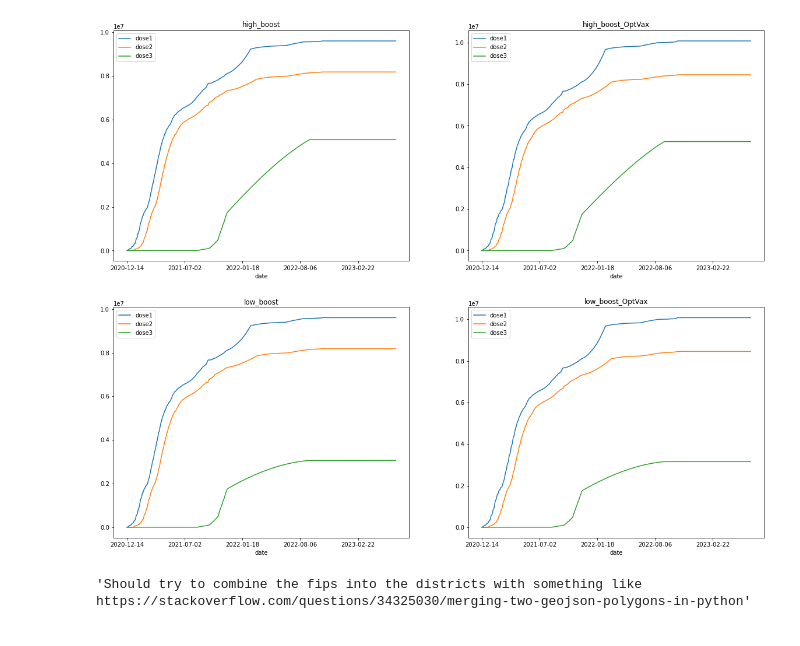
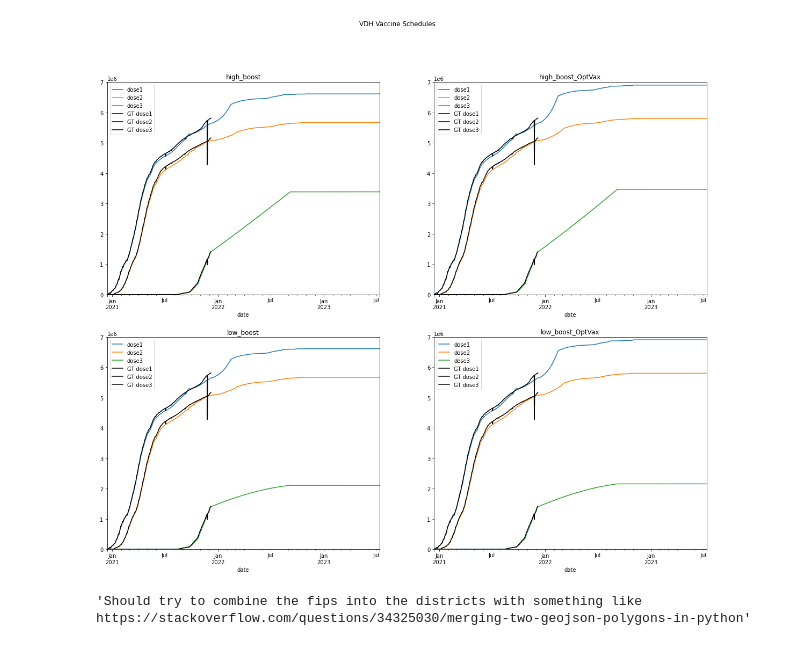
Before and after one commit to itsyosef/bionetworks, a Jupyter notebook: coevolution/notebooks/VirginiaVariants.ipynb, the cells around one changed output. Saved outputs shown, nothing was run; the diff lists cells and outputs as text; code cells hidden in the pictures.

Commit message:
Added updates to all projects

```diff
--- a/coevolution/notebooks/VirginiaVariants.ipynb
+++ b/coevolution/notebooks/VirginiaVariants.ipynb
@@ -19,0 +601,5 @@ from matplotlib import pyplot as plt
+# %%
+fips_to_pop = pd.read_csv("/project/biocomplexity/COVID-19_commons/2019-nCoV_stat-analyses/misc_data/co-est2019-alldata.csv", encoding="latin-1")
+fips_to_pop["fips"] = fips_to_pop.STATE.astype(str).str.zfill(2) + fips_to_pop.COUNTY.astype(str).str.zfill(3).replace("000", "")
+fips_to_pop = fips_to_pop.set_index("fips")["POPESTIMATE2019"].to_dict()
+fips_to_pop["US"] = 329500000
@@ -19,0 +627,22 @@ from matplotlib import pyplot as plt
+# %%
+gt = pd.read_csv(f"/sfs/qumulo/qproject/biocomplexity/COVID-19_commons/products/external_data_collection/age_data/CDC_age_vaccinations_per_100K.csv", parse_dates=["date"])
+gt = gt[gt.location == "US"].drop(columns = ["location"]).set_index("date")[["dose1", "dose2", "dose3"]] * (fips_to_pop["US"] / 100000)
+gt.columns = ["GT dose1", "GT dose2", "GT dose3"]
+
+fig, axs = plt.subplots(figsize=(20,8), ncols= 2) #, nrows=2)
+for ix, scenario in enumerate(["low_boost", "high_boost"]):
+    ax = axs[ix%2]
+    vax = pd.read_csv(f"/sfs/qumulo/qproject/biocomplexity/COVID-19_commons/products/external_data_collection/age_data/CDC_age_vaccinations_per_100K_scenario_{scenario}.csv", parse_dates=["date"])
+    vax = vax[vax.location == "US"]
+    vax = vax.set_index("date").apply(lambda row: row.drop("location") * (fips_to_pop[state_abbr_to_stfips[row.location]] / 100000), axis=1).reset_index()
+    vax = vax[["date", "dose1", "dose2", "dose3"]].set_index("date").sort_index().plot(ax=ax)
+    gt.plot(ax=ax, color="k") #, legend=[])
+#     print(vax)
+#     vax = vax.groupby("date").sum() #.drop(columns="location")
+#     vax.columns = [i.split("_")[0] for i in vax.columns]
+#     vax.groupby(vax.columns, axis=1).sum().drop(columns=["doses"]).plot(ax=ax)
+    ax.set_title(scenario)
+#     ax.set_ylim(0, 40000000)
+
+plt.suptitle("CDC Vaccine Schedules")
+plt.savefig("../plots/CDC_vax_summaries.png", dpi=100, facecolor="white", bbox_inches="tight")
@@ -20,16 +661,26 @@ from matplotlib import pyplot as plt
 # %%
 fig, axs = plt.subplots(figsize=(20,16), ncols= 2, nrows=2)
+gt = pd.read_csv(f"/sfs/qumulo/qproject/biocomplexity/COVID-19_commons/products/external_data_collection/age_data/VDH_age_vaccinations_per_100K.csv", parse_dates=["date"])
+gt = gt.set_index("date").apply(lambda row: row * (fips_to_pop[str(int(row.fips))] / 100000), axis=1).reset_index()
+
+gt = gt.groupby(["date"])[["dose1", "dose2", "dose3"]].sum()
+gt.columns = ["GT dose1", "GT dose2", "GT dose3"]
+
 for ix, scenario in enumerate(scenarios):
     ax = axs[ix//2, ix%2]
-    vax = pd.read_csv(f"/sfs/qumulo/qproject/biocomplexity/COVID-19_commons/products/external_data_collection/age_data/VDH_age_vaccinations_per_100K_scenario_{scenario}.csv")
+    vax = pd.read_csv(f"/sfs/qumulo/qproject/biocomplexity/COVID-19_commons/products/external_data_collection/age_data/VDH_age_vaccinations_per_100K_scenario_{scenario}.csv", parse_dates=["date"])
+    vax = vax.set_index("date").apply(lambda row: row * (fips_to_pop[str(int(row.fips))] / 100000), axis=1).reset_index()
     vax = vax.groupby("date").sum().drop(columns="fips")
     vax.columns = [i.split("_")[0] for i in vax.columns]
     vax.groupby(vax.columns, axis=1).sum().drop(columns=["doses"]).plot(ax=ax)
+    gt.plot(ax=ax, color="k")
     ax.set_title(scenario)
+    ax.set_ylim(0, 7000000)
 
+plt.suptitle("VDH Vaccine Schedules")
 plt.savefig("../plots/VDH_vax_summaries.png", dpi=100, facecolor="white", bbox_inches="tight")
 # %% [output]
-[figure, old version]
+[figure, new version]
 # %%
 fips_to_pop = pd.read_csv("/project/biocomplexity/COVID-19_commons/2019-nCoV_stat-analyses/misc_data/co-est2019-alldata.csv", encoding="latin-1")
 fips_to_pop["fips"] = fips_to_pop.STATE.astype(str).str.zfill(2) + fips_to_pop.COUNTY.astype(str).str.zfill(3).replace("000", "")
```
Also changed, not shown: parts of 14 cells of this notebook, 21 other files.
